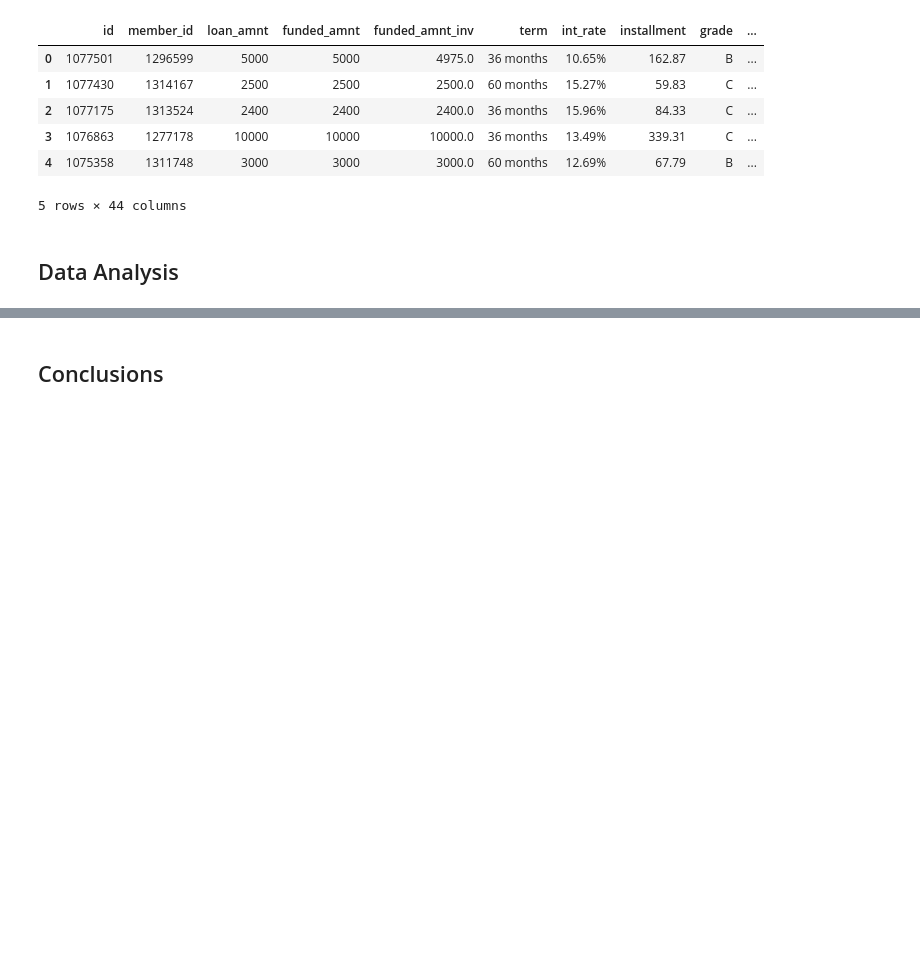
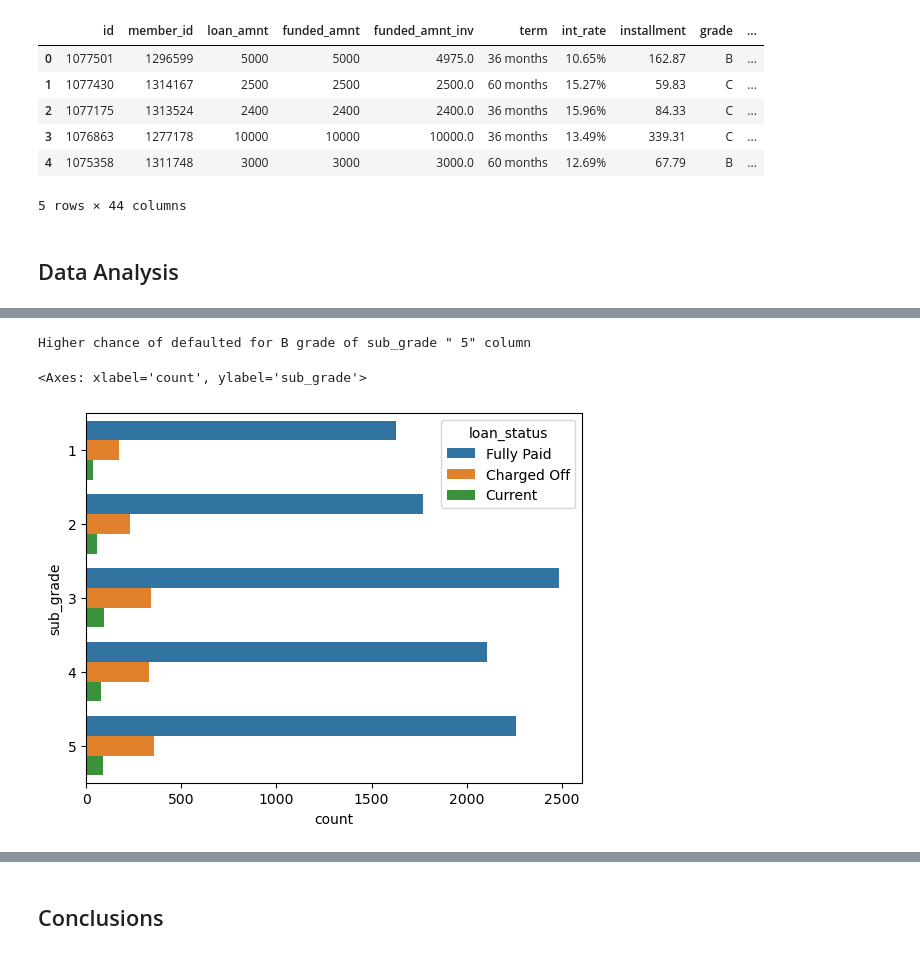
Before and after one commit to Gnana0248/LendingClubCaseStudy, a Jupyter notebook: Lending Club Case Study Analysis.ipynb, the cells around one changed output, grey strips where cells are left out. Cells and saved outputs as stored; diff of their text form; code cells hidden in the pictures; blank space fills up the shorter version.

```diff
--- a/Lending Club Case Study Analysis.ipynb
+++ b/Lending Club Case Study Analysis.ipynb
@@ -343,4 +343,0 @@ sns.boxplot(x="loan_status", y="loan_amnt", data=loan_applicants);
-# %%
-# Adding a new column defaulted and marking 'True' for 'Charged Off'
-loan_applicants['defaulted'] = loan_applicants["loan_status"].str.contains('Charged Off')
-loan_applicants.head()
@@ -366,0 +482,14 @@ Name: loan_amnt, dtype: float64
+# %%
+# As we see - Higher chance of defaulted for "B" in grade column
+# Extracting B grade dataframe to get the subgrade division
+grade_B = loan_applicants[loan_applicants['grade'] == 'B']
+
+grade_B_defaulted = defaulted_applicant[defaulted_applicant['grade'] == 'B']
+counts = grade_B_defaulted['sub_grade'].value_counts()
+print(Fore.RED + f'Higher chance of defaulted for B grade of sub_grade \" {counts.index[0]}\" column')
+
+sns.countplot(y=grade_B['sub_grade'], hue = loan_applicants['loan_status'], data = loan_applicants)
+# %% [output]
+Higher chance of defaulted for B grade of sub_grade " 5" column
+<Axes: xlabel='count', ylabel='sub_grade'>
+[figure, added]
```
Also changed, not shown: parts of 51 cells of this notebook.
